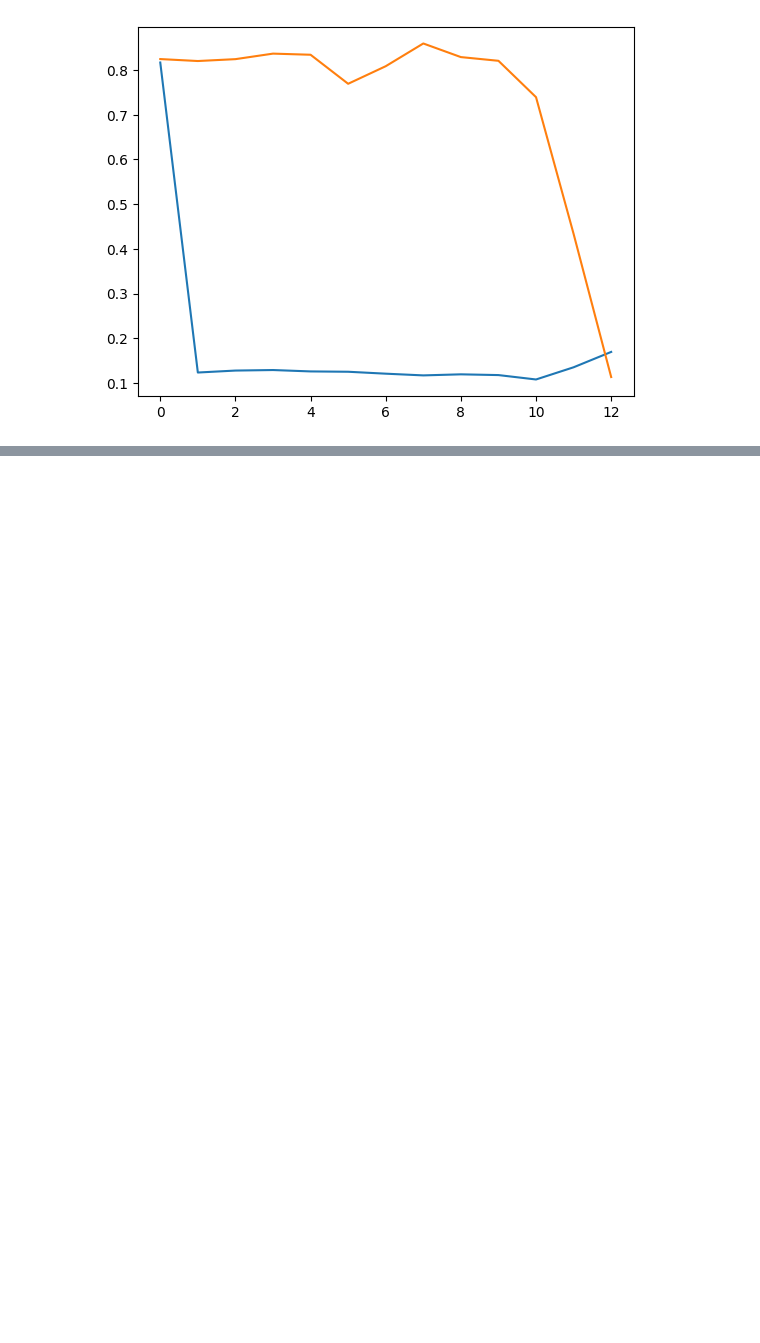
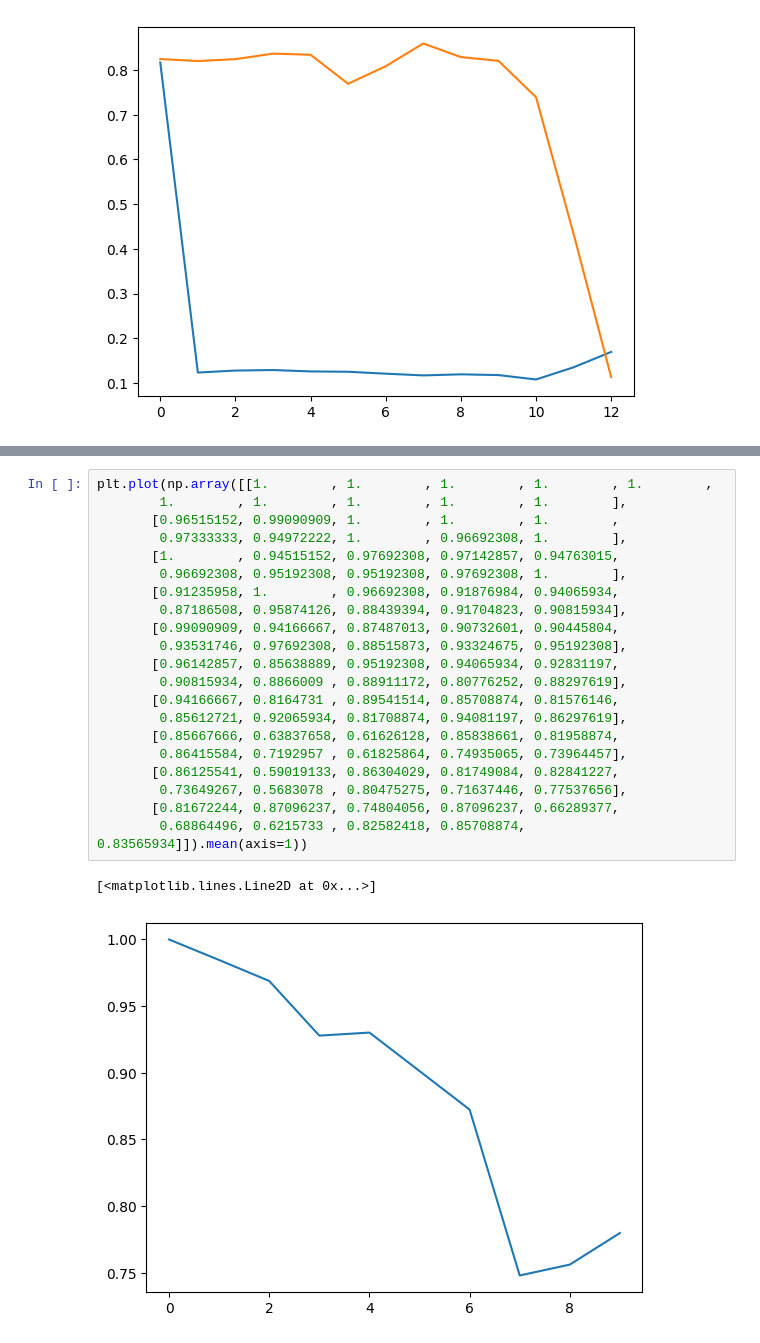
Before and after one commit to alessioarcudi/ExIFFI, a Jupyter notebook: notebooks/trial.ipynb, the cells around one changed output, grey strips where cells are left out. Saved outputs shown, nothing was run; the diff lists cells and outputs as text; blank space fills up the shorter version.

```diff
--- a/notebooks/trial.ipynb
+++ b/notebooks/trial.ipynb
@@ -110,0 +130,24 @@ plt.show()
+# %%
+plt.plot(np.array([[1.        , 1.        , 1.        , 1.        , 1.        ,
+        1.        , 1.        , 1.        , 1.        , 1.        ],
+       [0.96515152, 0.99090909, 1.        , 1.        , 1.        ,
+        0.97333333, 0.94972222, 1.        , 0.96692308, 1.        ],
+       [1.        , 0.94515152, 0.97692308, 0.97142857, 0.94763015,
+        0.96692308, 0.95192308, 0.95192308, 0.97692308, 1.        ],
+       [0.91235958, 1.        , 0.96692308, 0.91876984, 0.94065934,
+        0.87186508, 0.95874126, 0.88439394, 0.91704823, 0.90815934],
+       [0.99090909, 0.94166667, 0.87487013, 0.90732601, 0.90445804,
+        0.93531746, 0.97692308, 0.88515873, 0.93324675, 0.95192308],
+       [0.96142857, 0.85638889, 0.95192308, 0.94065934, 0.92831197,
+        0.90815934, 0.8866009 , 0.88911172, 0.80776252, 0.88297619],
+       [0.94166667, 0.8164731 , 0.89541514, 0.85708874, 0.81576146,
+        0.85612721, 0.92065934, 0.81708874, 0.94081197, 0.86297619],
+       [0.85667666, 0.63837658, 0.61626128, 0.85838661, 0.81958874,
+        0.86415584, 0.7192957 , 0.61825864, 0.74935065, 0.73964457],
+       [0.86125541, 0.59019133, 0.86304029, 0.81749084, 0.82841227,
+        0.73649267, 0.5683078 , 0.80475275, 0.71637446, 0.77537656],
+       [0.81672244, 0.87096237, 0.74804056, 0.87096237, 0.66289377,
+        0.68864496, 0.6215733 , 0.82582418, 0.85708874, 0.83565934]]).mean(axis=1))
+# %% [output]
+[<matplotlib.lines.Line2D at 0x...>]
+[figure, added]
```
Also changed, not shown: parts of 2 cells of this notebook, 2 other files.
